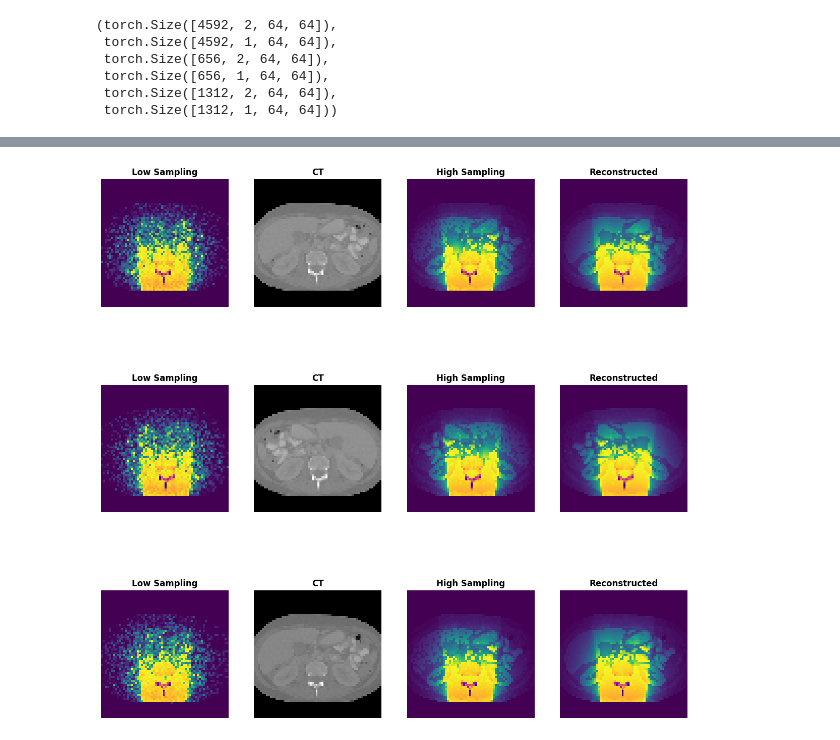
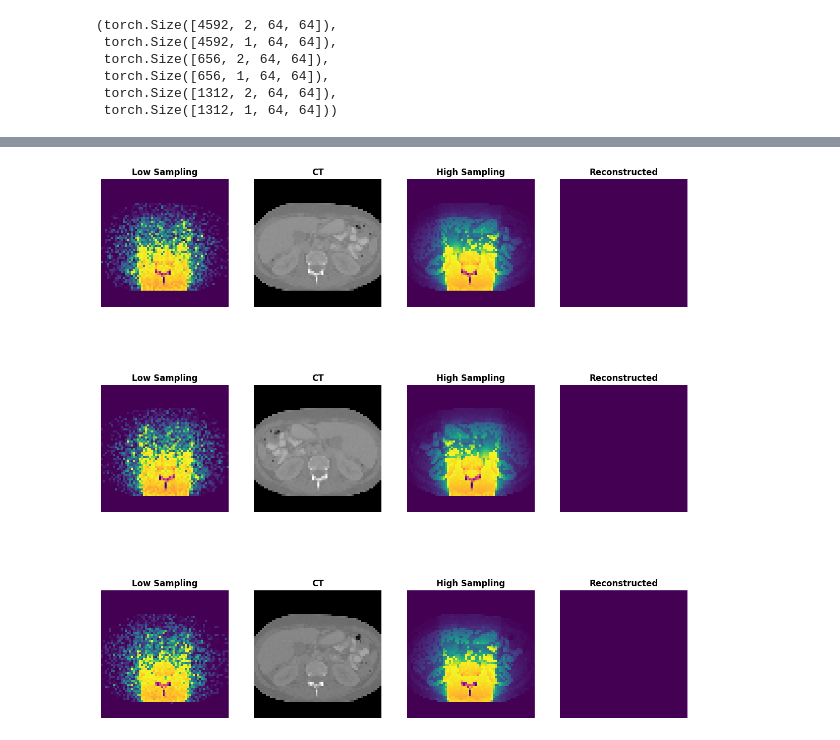
Before and after one commit to dreyze34/projet_S7_radio, a Jupyter notebook: ApplicationsUNet/UNet LS+CT-HS/SwinTranforsmers.ipynb, the cells around one changed output, grey strips where cells are left out. Cells and saved outputs as stored; diff of their text form; code cells hidden in the pictures.

```diff
--- a/ApplicationsUNet/UNet LS+CT-HS/SwinTranforsmers.ipynb
+++ b/ApplicationsUNet/UNet LS+CT-HS/SwinTranforsmers.ipynb
@@ -284,14 +357,16 @@ def evaluate_model(model, val_loader, criterion, device):
     # Calcul de la perte moyenne de validation
     val_loss = val_loss / len(val_loader)
     print(f"Validation Loss: {val_loss:.4f}")
+
+    return np.array(all_preds)
 # %%
 device = torch.device("cuda" if torch.cuda.is_available() else "cpu")
-model = SwinUNet().to(device)
+model = UNetSwin().to(device)
 
 criterion = nn.L1Loss()  # Loss pour le débruitage
 optimizer = torch.optim.Adam(model.parameters(), lr=1e-4)
 
-num_epochs = 200
+num_epochs = 2
 
 for epoch in range(num_epochs):
     model.train()
@@ -353,31 +413,33 @@ def calculate_psnr(original, reconstructed, data_range=1.0):
         return np.inf
     psnr = 10*np.log10(data_range**2 / mse)
     return psnr
+# %%
+test_dataset = TensorDataset(x_test, y_test)
+test_loader = DataLoader(test_dataset, batch_size=batch_size, shuffle=False)
 # %%
 device = torch.device("cuda" if torch.cuda.is_available() else "cpu")
 
 # Déplacez le modèle sur l'appareil approprié
-model = model.to(device)
+model = UNetSwin()
+checkpoint = torch.load(r'ApplicationsUNet\UNet LS+CT-HS\models\UNet.pth', map_location=torch.device('cpu'))
+model.load_state_dict(checkpoint)
 
-# Déplacez les données d'entrée sur le même appareil que le modèle
-x_test = x_test.to(device)
+model.to(device)
 
-# Effectuez la prédiction
-model.eval()
-with torch.no_grad():
-    y_pred = model(x_test).cpu()  # Revenir sur CPU si nécessaire pour l'évaluation
+y_pred = evaluate_model(model, test_loader, criterion, device)
 
-y_pred2 = y_pred.cpu().squeeze(1).numpy()
-y_test2 = y_test.cpu().squeeze(1).numpy()
+x_test2 = x_test.squeeze().cpu().numpy()
+y_test2 = y_test.squeeze().cpu().numpy()
+
 
 fig, axes = plt.subplots(3, 4, figsize=(15, 15))
 
 for i in range(3):
-    axes[i, 0].imshow(x_test[i, 0].cpu().numpy(), cmap=newcmp)
+    axes[i, 0].imshow(x_test2[i, 0], cmap=newcmp)
     axes[i, 0].set_title('Low Sampling', fontweight='bold')
     axes[i, 0].axis('off')
 
-    axes[i, 1].imshow(x_test[i, 1].cpu().numpy(), cmap='gray')
+    axes[i, 1].imshow(x_test2[i, 1], cmap='gray')
     axes[i, 1].set_title('CT', fontweight='bold')
     axes[i, 1].axis('off')
 
@@ -385,10 +447,10 @@ for i in range(3):
     axes[i, 2].set_title('High Sampling', fontweight='bold')
     axes[i, 2].axis('off')
 
-    axes[i, 3].imshow(y_pred2[i], cmap=newcmp)
+    axes[i, 3].imshow(y_pred[i], cmap=newcmp)
     axes[i, 3].set_title('Reconstructed', fontweight='bold')
     axes[i, 3].axis('off')
 
-mean_psnr = np.mean([calculate_psnr(y_test2[i], y_pred2[i]) for i in range(len(y_test2))])
+mean_psnr = np.mean([calculate_psnr(y_test2[i], y_pred[i]) for i in range(len(y_test))])
 print(f"Mean PSNR: {mean_psnr:.2f} dB")
 # %% [output]
@@ -396 +459 @@ Mean PSNR: 43.55 dB
-[figure, old version]
+[figure, new version]
```
Also changed, not shown: parts of 9 cells of this notebook, 4 other files.
